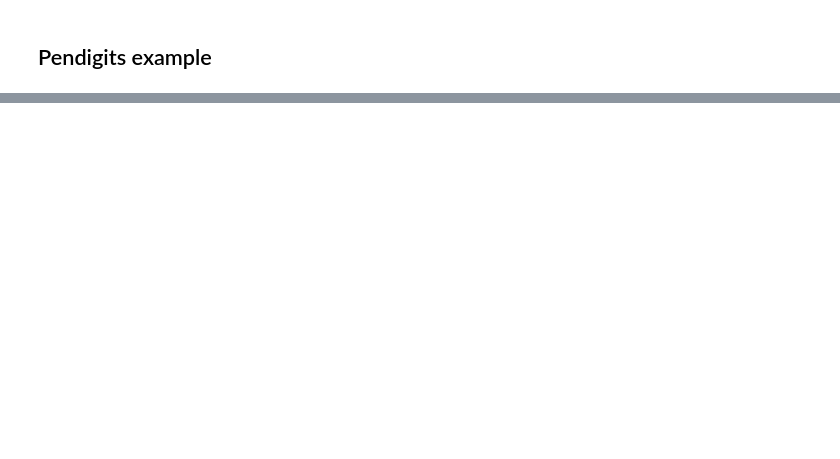
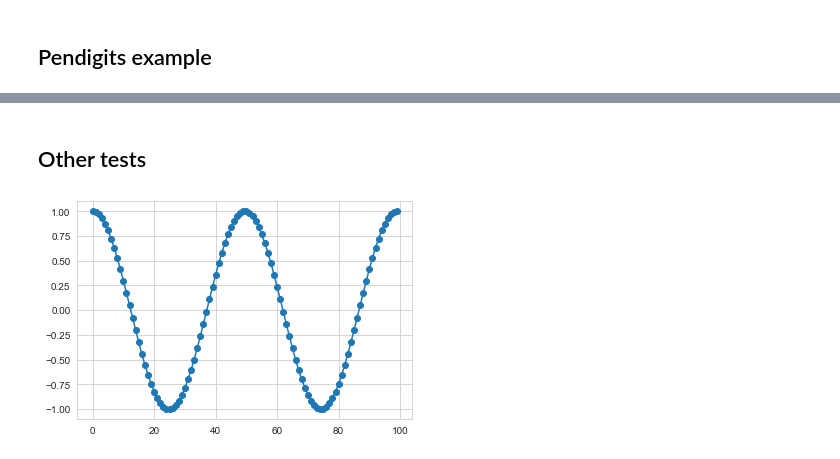
Before and after one commit to LinusBleistein/Signature-inversion, a Jupyter notebook: Insertion algorithm.ipynb, the cells around one changed output, grey strips where cells are left out. Saved outputs shown, nothing was run; the diff lists cells and outputs as text; code cells hidden in the pictures; blank space fills up the shorter version.

```diff
--- a/Insertion algorithm.ipynb
+++ b/Insertion algorithm.ipynb
@@ -98,0 +160,11 @@ plt.show()
+# %% [markdown]
+## Other tests
+# %%
+time=np.linspace(0,1,num=100)
+
+path=torch.tensor(np.transpose(np.array([np.cos(4*math.pi*time),time])))
+
+plt.plot(path[:,0],linestyle='-',marker='o')
+plt.show()
+# %% [output]
+[figure, added]
```
Also changed, not shown: parts of 17 cells of this notebook.
